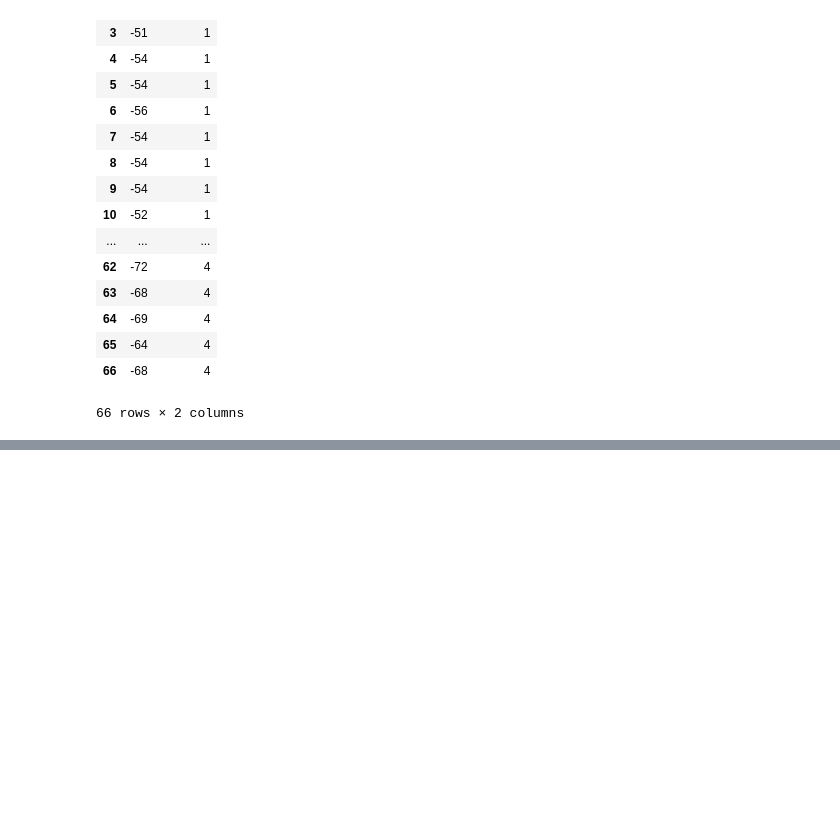
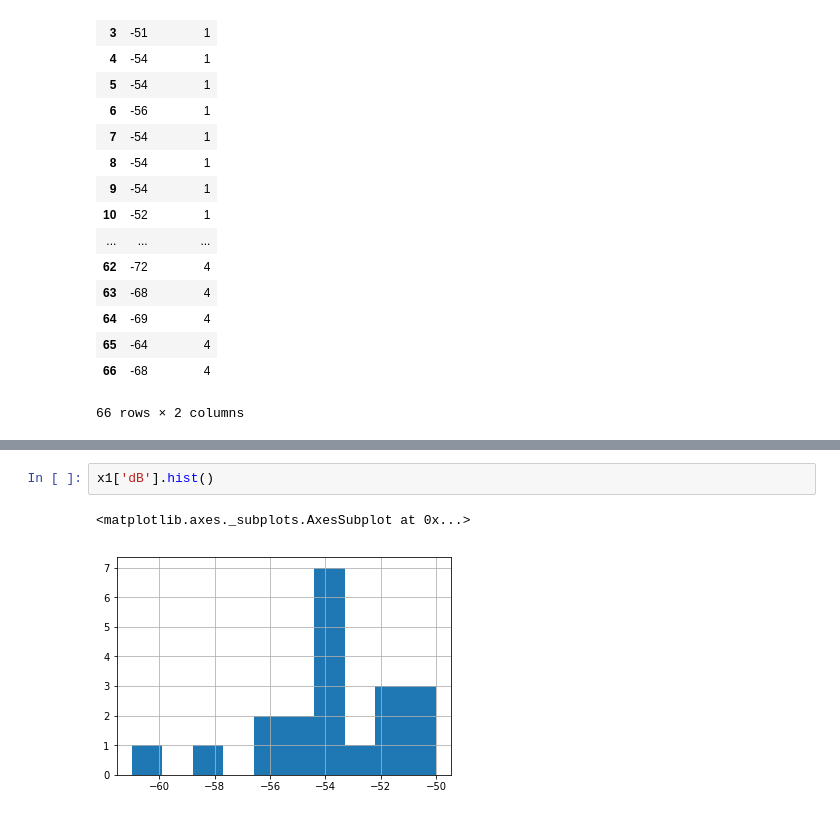
Before and after one commit to MartiRubio/Xarxes, a Jupyter notebook: P2/Untitled.ipynb, the cells around one changed output, grey strips where cells are left out. Cells and saved outputs as stored; diff of their text form; blank space fills up the shorter version.

```diff
--- a/P2/Untitled.ipynb
+++ b/P2/Untitled.ipynb
@@ -76,0 +82,5 @@ ValueError: color kwarg must have one color per dataset
+# %%
+x1['dB'].hist()
+# %% [output]
+<matplotlib.axes._subplots.AxesSubplot at 0x...>
+[figure, added]
```
Also changed, not shown: parts of 3 cells of this notebook.
